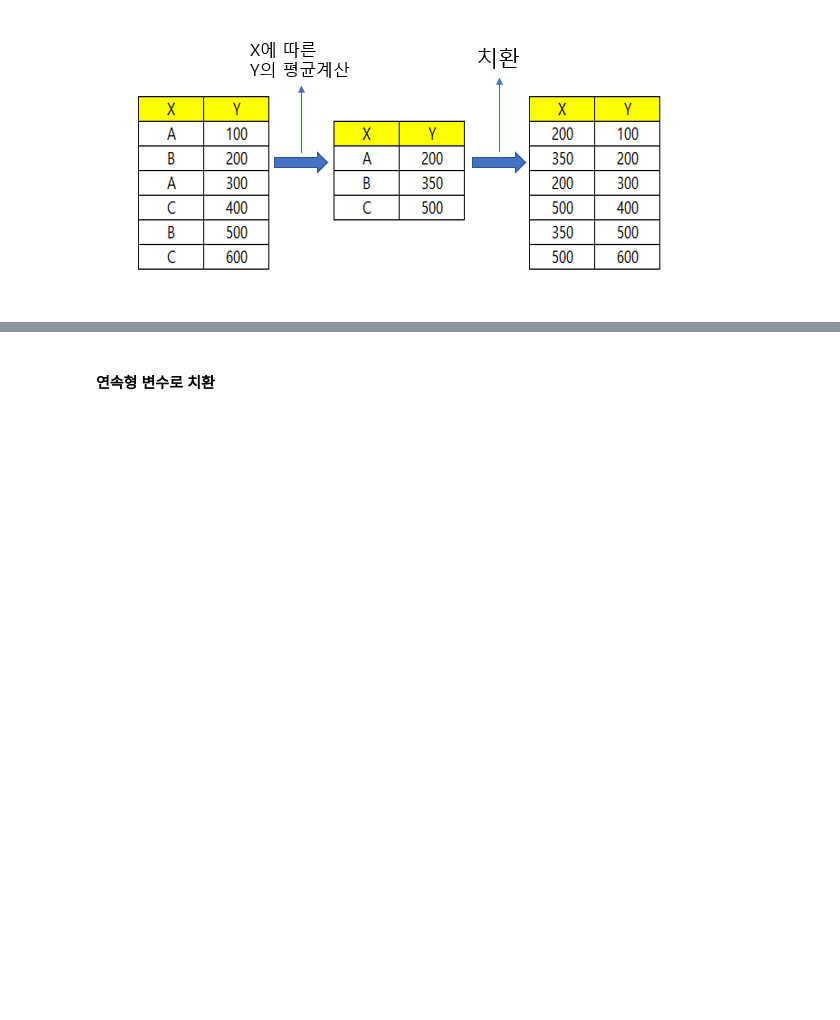
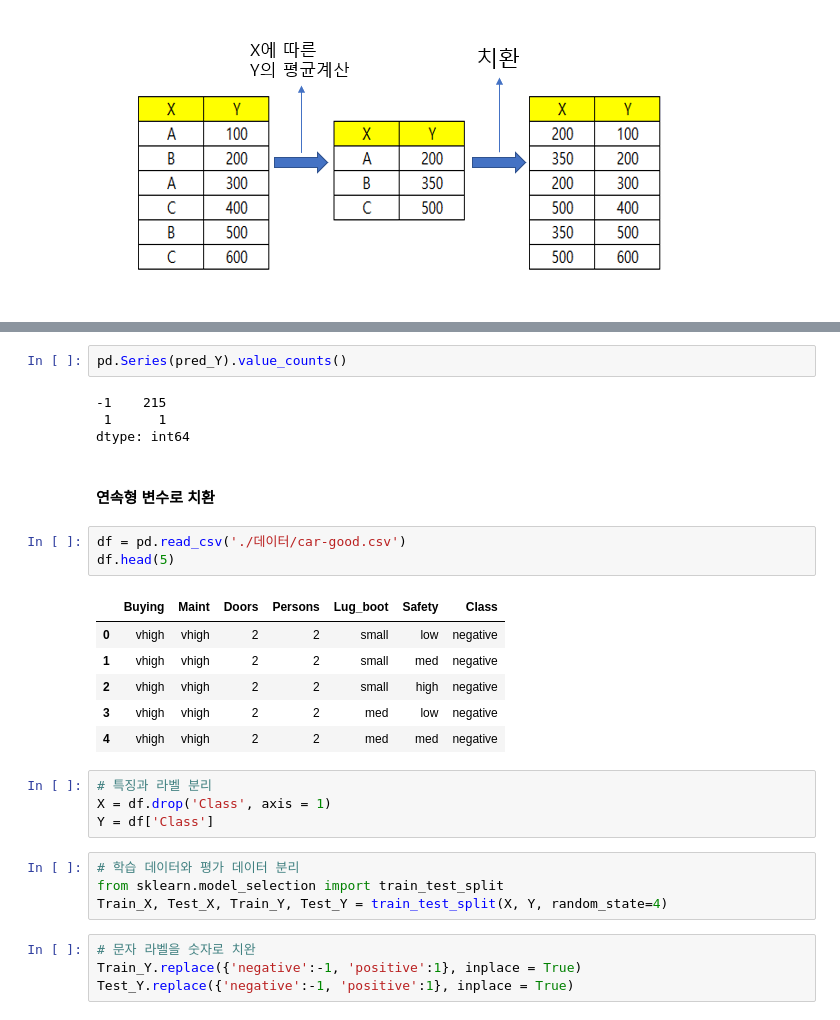
Before and after one commit to junhokim42/Python_study, a Jupyter notebook: Bigdata_training/Bigdata_analysis/day7/머신러닝 필수 전처리/07_ 범주형 변수 처리.ipynb, the cells around one changed output, grey strips where cells are left out. Saved outputs shown, nothing was run; the diff lists cells and outputs as text; blank space fills up the shorter version.

```diff
--- a/Bigdata_training/Bigdata_analysis/day7/머신러닝 필수 전처리/07_ 범주형 변수 처리.ipynb
+++ b/Bigdata_training/Bigdata_analysis/day7/머신러닝 필수 전처리/07_ 범주형 변수 처리.ipynb
@@ -28,2 +147,30 @@
+# %%
+pd.Series(pred_Y).value_counts()
+# %% [output]
+-1    215
+ 1      1
+dtype: int64
 # %% [markdown]
 #### 연속형 변수로 치환
+# %%
+df = pd.read_csv('./데이터/car-good.csv')
+df.head(5)
+# %% [output]
+|  | Buying | Maint | Doors | Persons | Lug_boot | Safety | Class |
+| 0 | vhigh | vhigh | 2 | 2 | small | low | negative |
+| 1 | vhigh | vhigh | 2 | 2 | small | med | negative |
+| 2 | vhigh | vhigh | 2 | 2 | small | high | negative |
+| 3 | vhigh | vhigh | 2 | 2 | med | low | negative |
+| 4 | vhigh | vhigh | 2 | 2 | med | med | negative |
+# %%
+# 특징과 라벨 분리
+X = df.drop('Class', axis = 1)
+Y = df['Class']
+# %%
+# 학습 데이터와 평가 데이터 분리
+from sklearn.model_selection import train_test_split
+Train_X, Test_X, Train_Y, Test_Y = train_test_split(X, Y, random_state=4)
+# %%
+# 문자 라벨을 숫자로 치완
+Train_Y.replace({'negative':-1, 'positive':1}, inplace = True)
+Test_Y.replace({'negative':-1, 'positive':1}, inplace = True)
```
Also changed, not shown: parts of 47 cells of this notebook, 10 other files.
